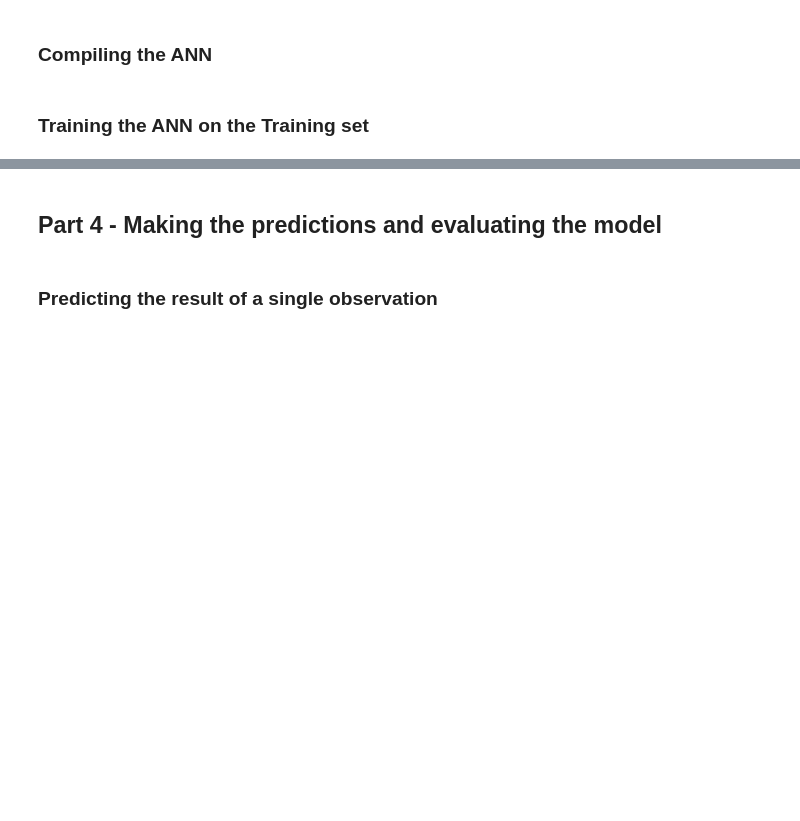
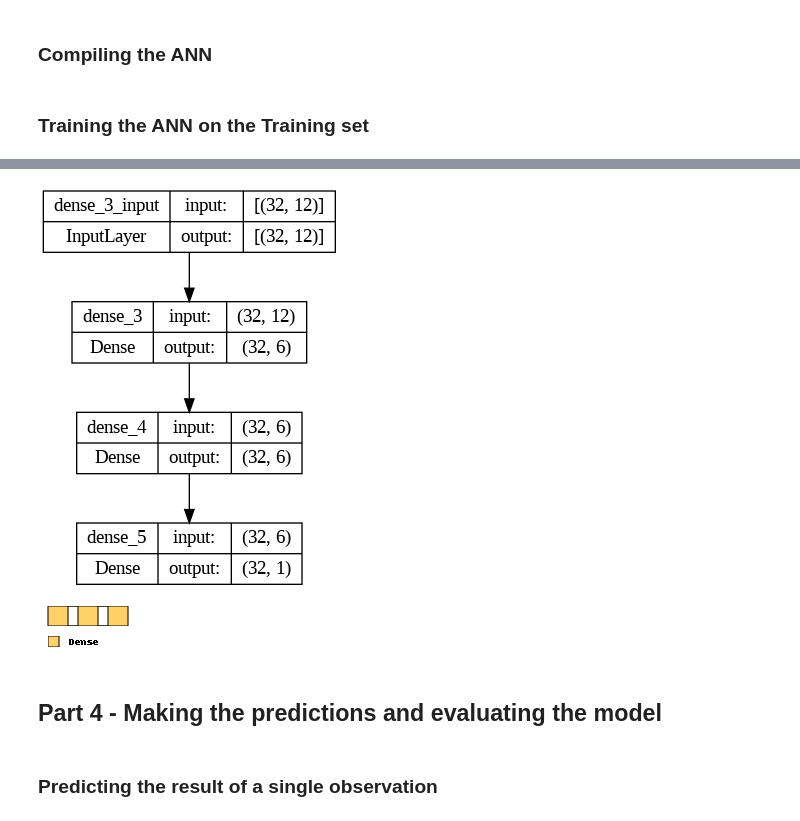
Before and after one commit to tasosnikitakis/Linnear_Regression_SciKit_Learn, a Jupyter notebook: ANN_model.ipynb, the cells around one changed output, grey strips where cells are left out. Saved outputs shown, nothing was run; the diff lists cells and outputs as text; code cells hidden in the pictures; blank space fills up the shorter version.

```diff
--- a/ANN_model.ipynb
+++ b/ANN_model.ipynb
@@ -168,6 +194,6 @@ ann.compile(optimizer= "adam", loss= "binary_crossentropy", metrics=["accuracy"]
 # %% [markdown]
 ### Training the ANN on the Training set
 # %%
-ann.fit(x_train, y_train, batch_size = 32, epochs = 1000)
+ann.fit(x_train, y_train, batch_size = 32, epochs = 100)
 # %% [output]
 Epoch 1/1000
@@ -191,3 +220,13 @@ Epoch 1000/1000
+# %%
+from keras.utils.vis_utils import plot_model
+plot_model(ann, to_file='model_plot.png', show_shapes=True, show_layer_names=True)
+# %% [output]
+[figure, added]
+# %%
+import visualkeras
+visualkeras.layered_view(ann, legend=True, draw_volume=False)
+# %% [output]
+[figure, added]
 # %% [markdown]
 ## Part 4 - Making the predictions and evaluating the model
 # %% [markdown]
```
Also changed, not shown: parts of 4 cells of this notebook.
